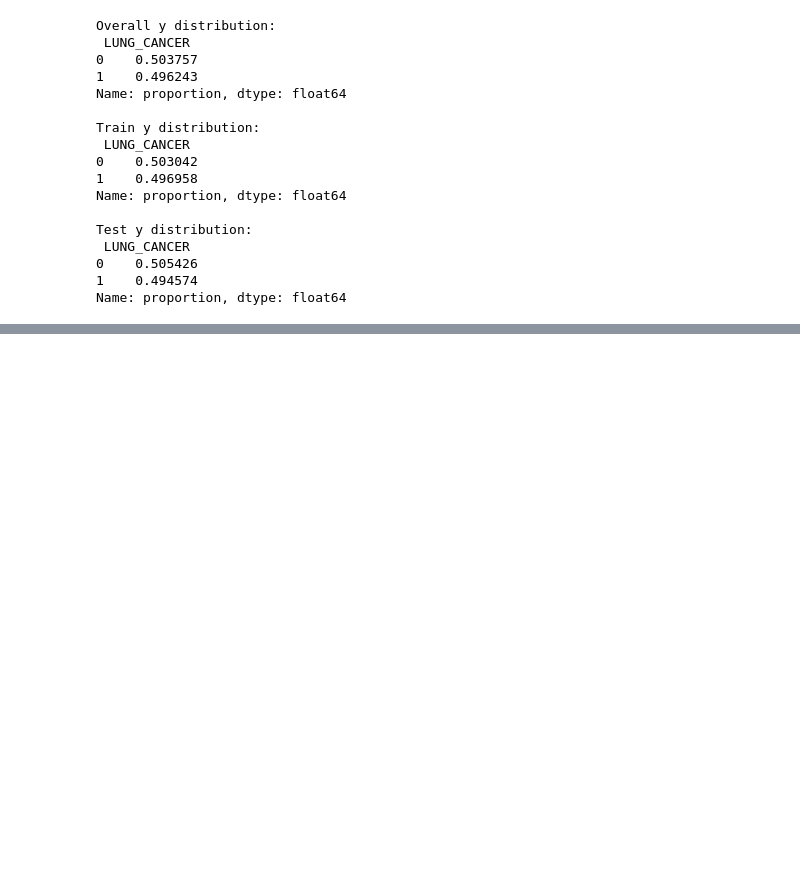
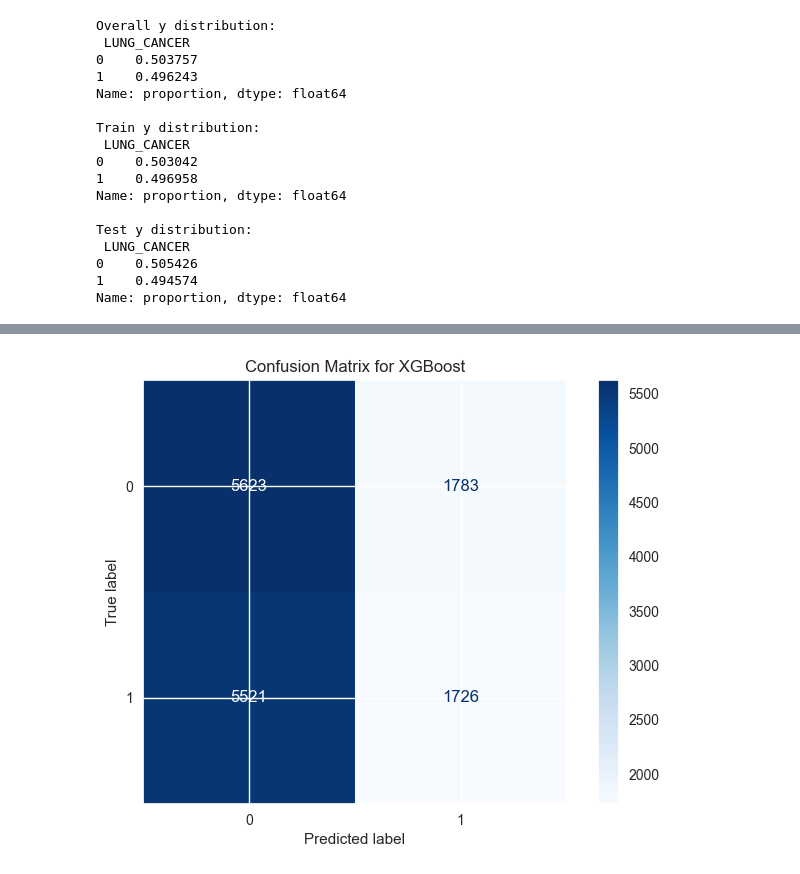
Before and after one commit to Souz0/FYP, a Jupyter notebook: Database_1.ipynb, the cells around one changed output, grey strips where cells are left out. Cells and saved outputs as stored; diff of their text form; code cells hidden in the pictures; blank space fills up the shorter version.

```diff
--- a/Database_1.ipynb
+++ b/Database_1.ipynb
@@ -550,0 +603,36 @@ Test error rate 0.4980038898556659
+# %%
+param_grid_xgb = {
+    "n_estimators": [100, 200],
+    "max_depth": [3, 4, 5],
+    "learning_rate": [0.01, 0.05, 0.1],
+    "subsample": [0.8, 1],
+    "colsample_bytree": [0.8, 1]
+}
+
+xgb = XGBClassifier(
+    objective="binary:logistic",
+    eval_metric="logloss",
+    random_state=42
+)
+
+grid_xgb = GridSearchCV(
+    xgb,
+    param_grid_xgb,
+    cv=5,
+    scoring="roc_auc",
+    n_jobs=-1
+)
+
+grid_xgb.fit(X_train, y_train)
+
+print("XGBoost Best Params:", grid_xgb.best_params_)
+
+best_xgb = grid_xgb.best_estimator_
+
+y_pred_xgb = best_xgb.predict(X_test)
+y_prob_xgb = best_xgb.predict_proba(X_test)[:, 1]
+
+print("XGBoost Accuracy:", accuracy_score(y_test, y_pred_xgb))
+print("XGBoost ROC-AUC:", roc_auc_score(y_test, y_prob_xgb))
+print(confusion_matrix(y_test, y_pred_xgb))
+print(classification_report(y_test, y_pred_xgb))
@@ -550,0 +653,8 @@ Test error rate 0.4980038898556659
+# %%
+cm = confusion_matrix(y_test, y_pred_xgb)
+disp = ConfusionMatrixDisplay(confusion_matrix=cm)
+disp.plot(cmap='Blues', values_format='d')
+plt.title("Confusion Matrix for XGBoost")
+plt.show()
+# %% [output]
+[figure, added]
```
Also changed, not shown: parts of 10 cells of this notebook, 2 other files.
